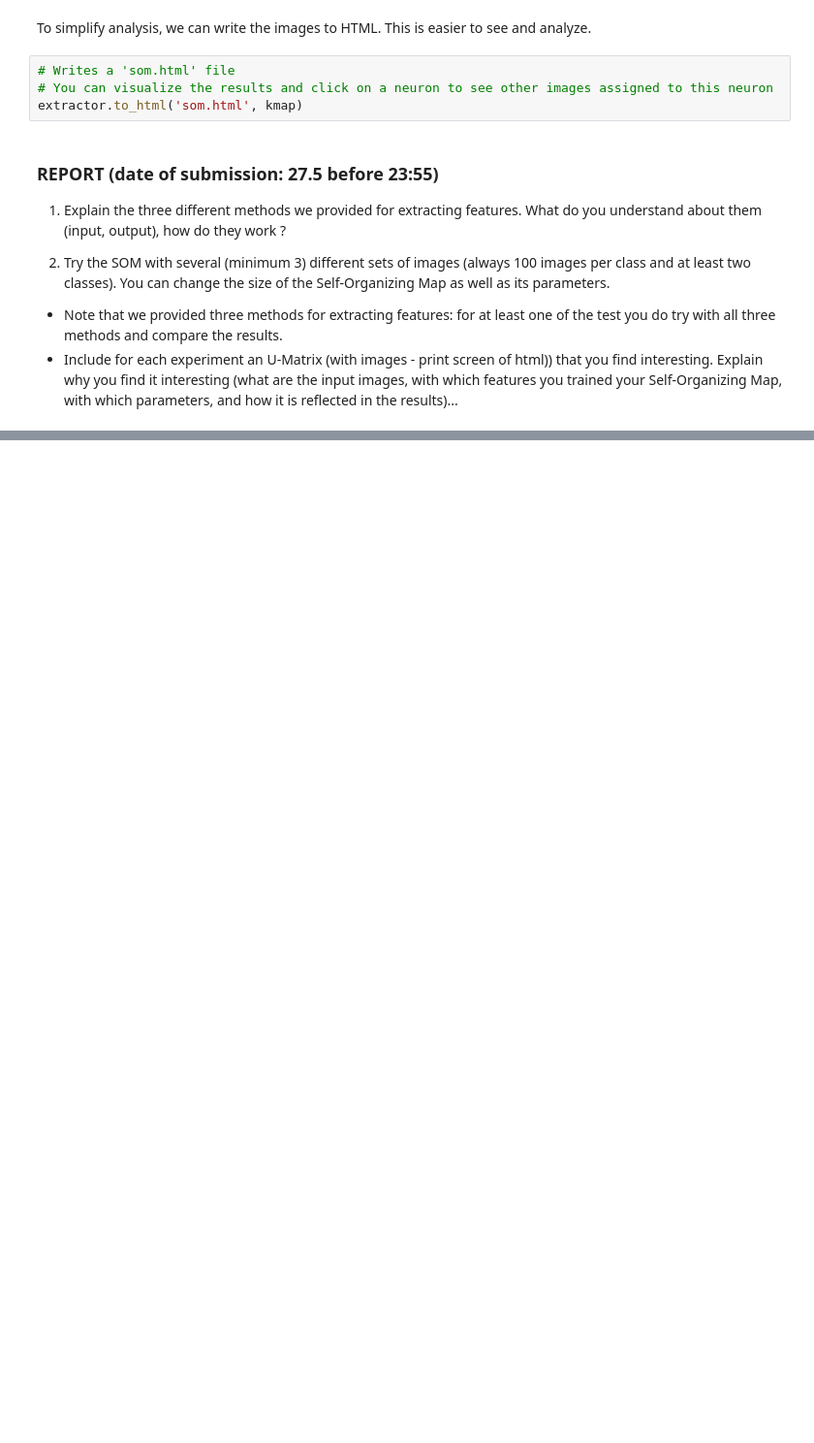
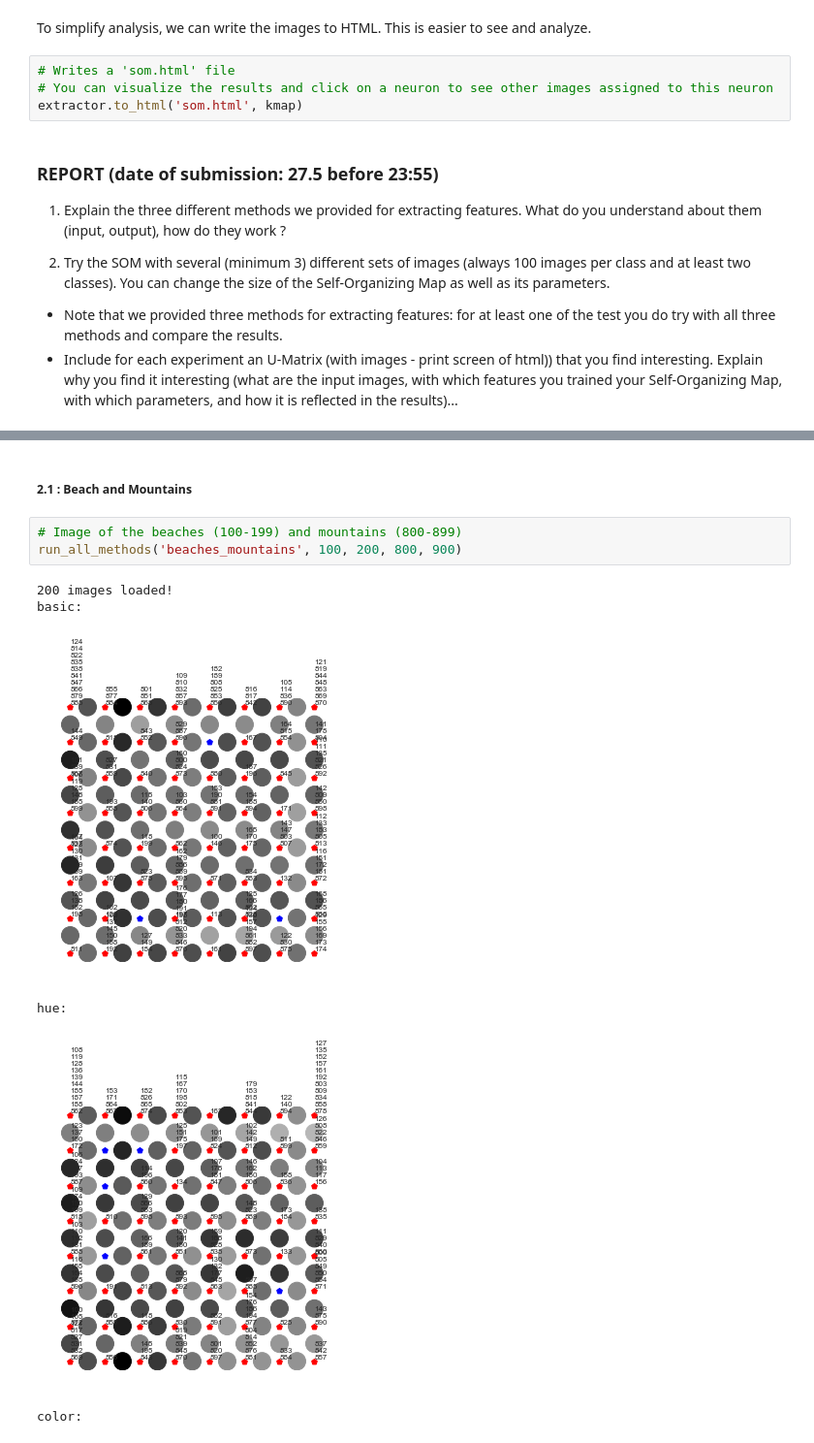
Before and after one commit to djaquet5/MLG_Unsupervised, a Jupyter notebook: SOM_part2.ipynb, the cells around one changed output, grey strips where cells are left out. Shown at 97% size. Drawn from its saved outputs; the diff is of its cells as text; blank space fills up the shorter version.

```diff
--- a/SOM_part2.ipynb
+++ b/SOM_part2.ipynb
@@ -87,0 +159,12 @@ extractor.to_html('som.html', kmap)
+# %% [markdown]
+##### 2.1 : Beach and Mountains
+# %%
+# Image of the beaches (100-199) and mountains (800-899)
+run_all_methods('beaches_mountains', 100, 200, 800, 900)
+# %% [output]
+200 images loaded!
+basic:
+[figure, added]
+hue:
+[figure, added]
+color:
```
Also changed, not shown: parts of 15 cells of this notebook, 11 other files.
